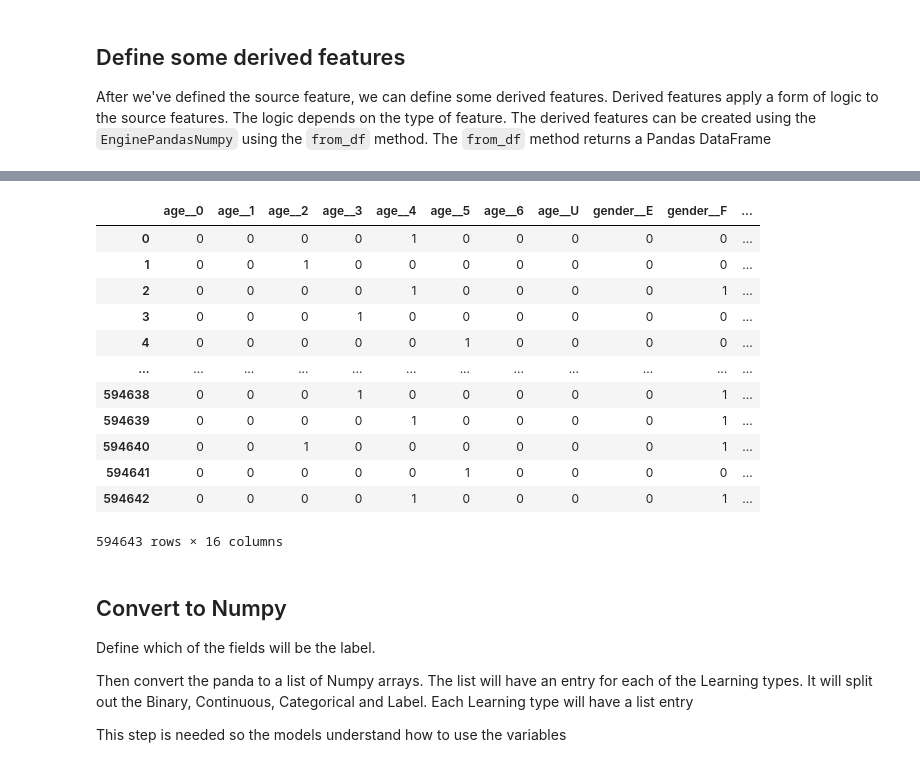
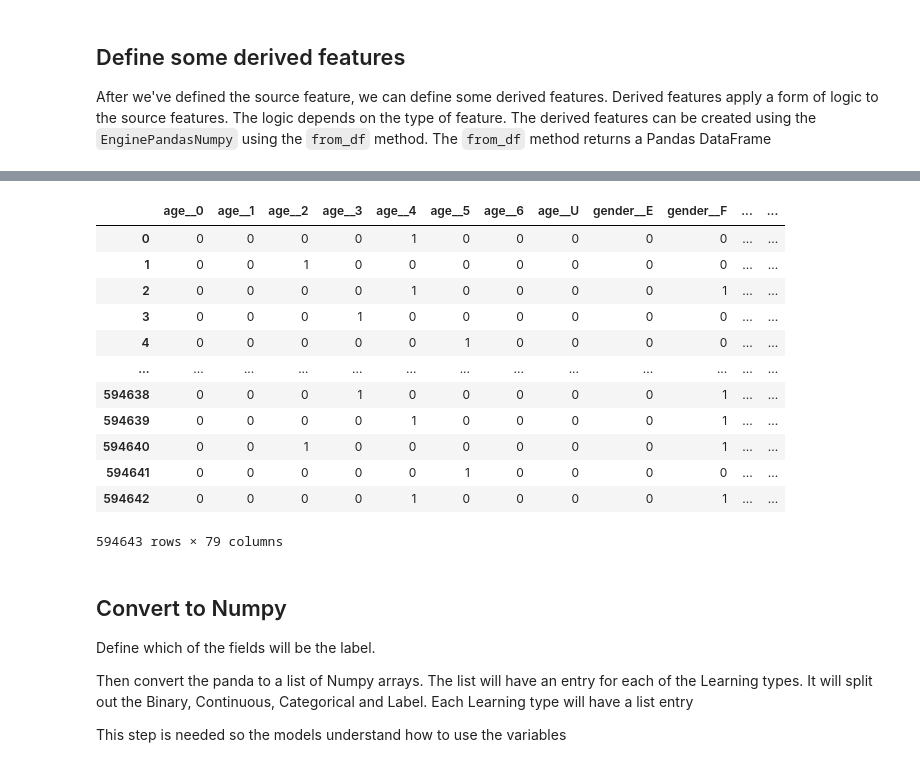
Before and after one commit to t0kk35/d373c7, a Jupyter notebook: notebooks/single/classifiers/binary/00_FeedForward.ipynb, the cells around one changed output, grey strips where cells are left out. Drawn from its saved outputs; the diff is of its cells as text; code cells hidden in the pictures.

```diff
--- a/notebooks/single/classifiers/binary/00_FeedForward.ipynb
+++ b/notebooks/single/classifiers/binary/00_FeedForward.ipynb
@@ -97,16 +103,16 @@ The `from_df` method returns a Pandas DataFrame
 amount_scale = ft.FeatureNormalizeScale('amount_scale', ft.FEATURE_TYPE_FLOAT_32, amount)
 age_oh = ft.FeatureOneHot('age_one_hot', age)
 gender_oh = ft.FeatureOneHot('gender_one_hot', gender)
-merchant_index = ft.FeatureIndex('merchant_index', ft.FEATURE_TYPE_INT_16, merchant)
-category_index = ft.FeatureIndex('category_index', ft.FEATURE_TYPE_INT_8, category)
+merchant_oh = ft.FeatureOneHot('merchant_one_hot', merchant)
+category_oh = ft.FeatureOneHot('category_one_hot', category)
 
 learning_features = ft.TensorDefinition(
     'learning',
     [
         age_oh,
         gender_oh,
-        merchant_index,
-        category_index,
+        merchant_oh,
+        category_oh,
         amount_scale,
         fraud
     ])
@@ -124,16 +130,16 @@ df
-|  | age__0 | age__1 | age__2 | age__3 | age__4 | age__5 | age__6 | age__U | gender__E | gender__F | ... |
-| 0 | 0 | 0 | 0 | 0 | 1 | 0 | 0 | 0 | 0 | 0 | ... |
-| 1 | 0 | 0 | 1 | 0 | 0 | 0 | 0 | 0 | 0 | 0 | ... |
-| 2 | 0 | 0 | 0 | 0 | 1 | 0 | 0 | 0 | 0 | 1 | ... |
-| 3 | 0 | 0 | 0 | 1 | 0 | 0 | 0 | 0 | 0 | 0 | ... |
-| 4 | 0 | 0 | 0 | 0 | 0 | 1 | 0 | 0 | 0 | 0 | ... |
-| ... | ... | ... | ... | ... | ... | ... | ... | ... | ... | ... | ... |
-| 594638 | 0 | 0 | 0 | 1 | 0 | 0 | 0 | 0 | 0 | 1 | ... |
-| 594639 | 0 | 0 | 0 | 0 | 1 | 0 | 0 | 0 | 0 | 1 | ... |
-| 594640 | 0 | 0 | 1 | 0 | 0 | 0 | 0 | 0 | 0 | 1 | ... |
-| 594641 | 0 | 0 | 0 | 0 | 0 | 1 | 0 | 0 | 0 | 0 | ... |
-| 594642 | 0 | 0 | 0 | 0 | 1 | 0 | 0 | 0 | 0 | 1 | ... |
+|  | age__0 | age__1 | age__2 | age__3 | age__4 | age__5 | age__6 | age__U | gender__E | gender__F | ... | ... |
+| 0 | 0 | 0 | 0 | 0 | 1 | 0 | 0 | 0 | 0 | 0 | ... | ... |
+| 1 | 0 | 0 | 1 | 0 | 0 | 0 | 0 | 0 | 0 | 0 | ... | ... |
+| 2 | 0 | 0 | 0 | 0 | 1 | 0 | 0 | 0 | 0 | 1 | ... | ... |
+| 3 | 0 | 0 | 0 | 1 | 0 | 0 | 0 | 0 | 0 | 0 | ... | ... |
+| 4 | 0 | 0 | 0 | 0 | 0 | 1 | 0 | 0 | 0 | 0 | ... | ... |
+| ... | ... | ... | ... | ... | ... | ... | ... | ... | ... | ... | ... | ... |
+| 594638 | 0 | 0 | 0 | 1 | 0 | 0 | 0 | 0 | 0 | 1 | ... | ... |
+| 594639 | 0 | 0 | 0 | 0 | 1 | 0 | 0 | 0 | 0 | 1 | ... | ... |
+| 594640 | 0 | 0 | 1 | 0 | 0 | 0 | 0 | 0 | 0 | 1 | ... | ... |
+| 594641 | 0 | 0 | 0 | 0 | 0 | 1 | 0 | 0 | 0 | 0 | ... | ... |
+| 594642 | 0 | 0 | 0 | 0 | 1 | 0 | 0 | 0 | 0 | 1 | ... | ... |
-594643 rows × 16 columns
+594643 rows × 79 columns
 # %% [markdown]
 ## Convert to Numpy
 Define which of the fields will be the label.
```
Also changed, not shown: parts of 15 cells of this notebook, 17 other files.
